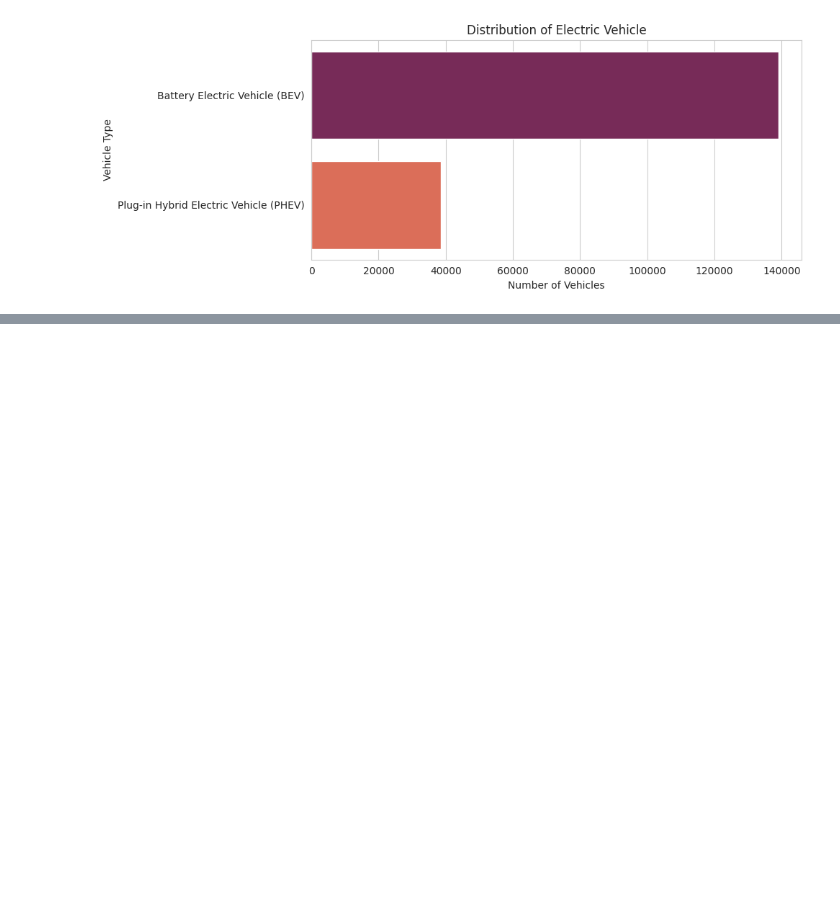
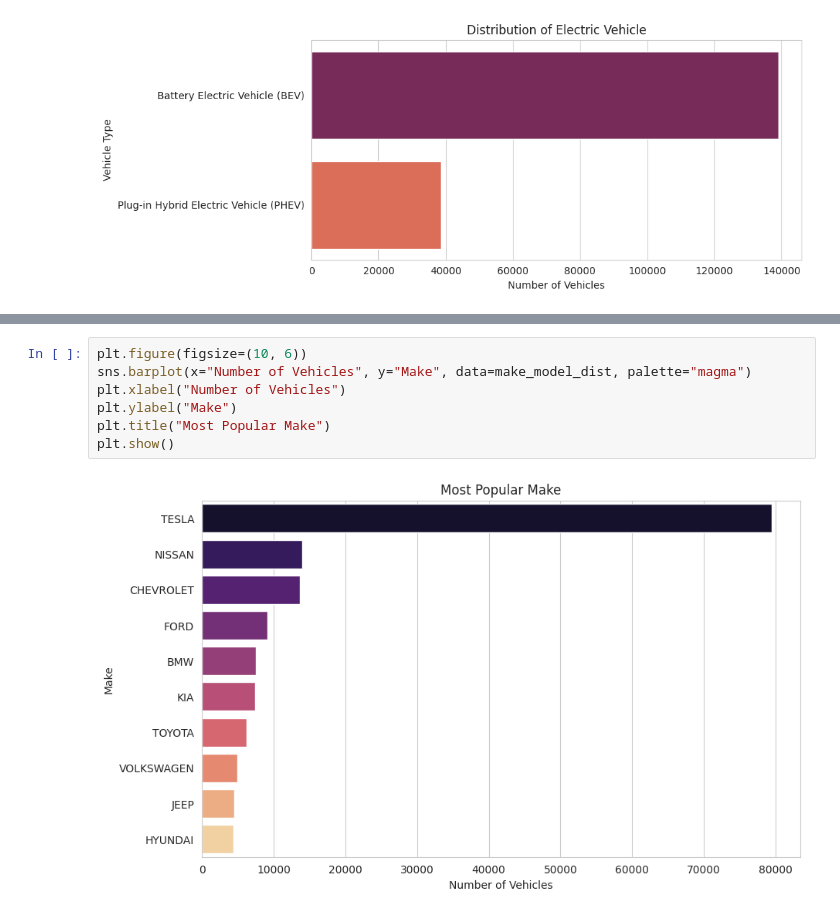
Before and after one commit to KrishKanojia/Data-Science-Practice, a Jupyter notebook: Electric_Vehicles_Market_Size_Analysis.ipynb, the cells around one changed output, grey strips where cells are left out. Cells and saved outputs as stored; diff of their text form; blank space fills up the shorter version.

```diff
--- a/Electric_Vehicles_Market_Size_Analysis.ipynb
+++ b/Electric_Vehicles_Market_Size_Analysis.ipynb
@@ -120,0 +147,9 @@ plt.show()
+# %%
+plt.figure(figsize=(10, 6))
+sns.barplot(x="Number of Vehicles", y="Make", data=make_model_dist, palette="magma")
+plt.xlabel("Number of Vehicles")
+plt.ylabel("Make")
+plt.title("Most Popular Make")
+plt.show()
+# %% [output]
+[figure, added]
```
Also changed, not shown: parts of 6 cells of this notebook.
